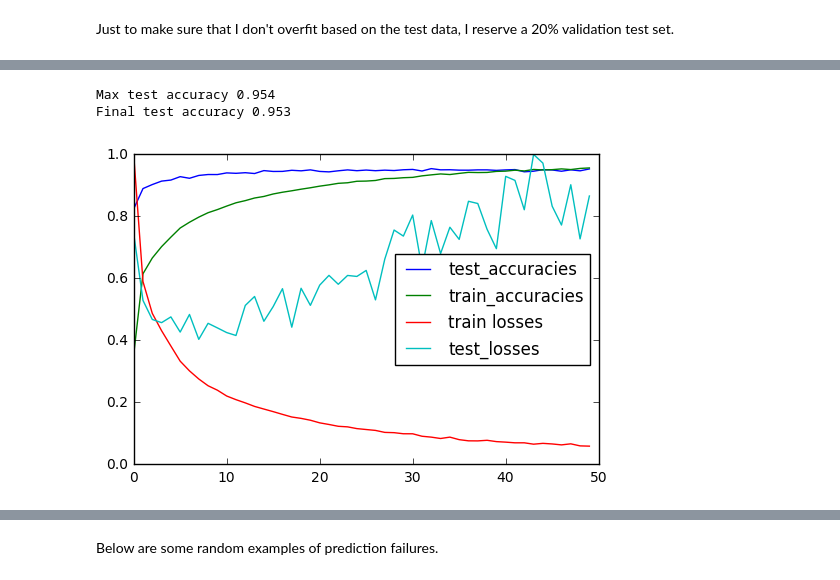
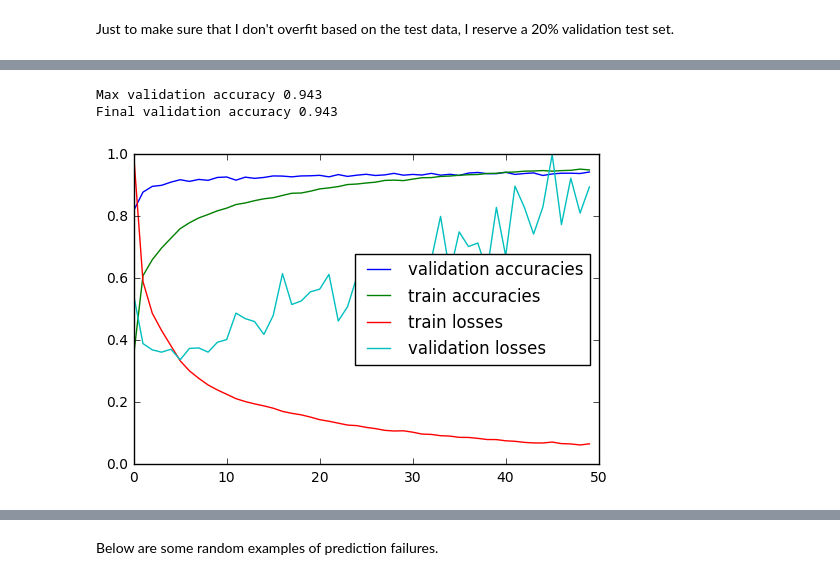
Before and after one commit to berickson/CarND-Traffic-Signs, a Jupyter notebook: Traffic_Signs_Recognition.ipynb, the cells around one changed output, grey strips where cells are left out. Cells and saved outputs as stored; diff of their text form; code cells hidden in the pictures.

```diff
--- a/Traffic_Signs_Recognition.ipynb
+++ b/Traffic_Signs_Recognition.ipynb
@@ -358,7 +358,7 @@ Here is an example of a [published baseline model on this problem](http://yann.l
 Use the code cell (or multiple code cells, if necessary) to implement the first step of your project. Once you have completed your implementation and are satisfied with the results, be sure to thoroughly answer the questions that follow.
 # %%
 # returns test_x, test_y, valid_x and valid_y taken from test_x
-def split_test_and_validation(x, y, ratio_test=0.8):
+def split_test_and_validation(x, y, ratio_test=0.2):
     split_point = int(len(x)*ratio_test)
     return x[0:split_point], y[0:split_point], x[split_point:], y[split_point:]
 # %% [markdown]
@@ -452,7 +449,7 @@ def eval_data(x_data_in,y_data_in,batch_size=256):
 class Object:
     pass
 # %%
-def train_network(x_data, y_data, x_testp, y_testp, sess, epochs=20, batch_size=32):
+def train_network(x_data, y_data, x_validp, y_validp, sess, epochs=20, batch_size=32):
     sess.run(tf.global_variables_initializer())
     steps_per_epoch = len(y_data) // batch_size
     num_examples = steps_per_epoch * batch_size
@@ -479,7 +476,7 @@ def train_network(x_data, y_data, x_testp, y_testp, sess, epochs=20, batch_size=
         train_losses.append(train_loss)
         train_accuracies.append(train_accuracy)
 
-        val_loss, val_acc = eval_data(x_testp, y_testp, batch_size=512)
+        val_loss, val_acc = eval_data(x_validp, y_validp, batch_size=512)
         losses.append(val_loss)
         accuracies.append(val_acc)
         print("EPOCH {} .".format(i+1), end="")
@@ -502,5 +499,5 @@ except:
 session = tf.InteractiveSession()
 
 _x,_y=random_from_lists(new_x,new_y)
-run = train_network(_x,_y,X_test_bw,y_test, sess=session, epochs=50, batch_size=512)
+run = train_network(_x,_y,X_valid_bw,y_valid, sess=session, epochs=50, batch_size=512)
 # %% [output]
@@ -524,13 +521,13 @@ EPOCH 50 . Training loss = 0.149 Training accuracy = 0.951 Validation loss = 0.9
 # %%
-plt.plot(run.test_accuracies,label='test_accuracies')
-plt.plot(run.train_accuracies,label='train_accuracies')
+plt.plot(run.test_accuracies,label='validation accuracies')
+plt.plot(run.train_accuracies,label='train accuracies')
 plt.plot(run.train_losses/np.max(run.train_losses),label='train losses')
-plt.plot(run.test_losses/np.max(run.test_losses),label='test_losses')
+plt.plot(run.test_losses/np.max(run.test_losses),label='validation losses')
 plt.legend(loc='best')
-print("Max test accuracy {:.3f}".format(max(run.test_accuracies)))
-print("Final test accuracy {:.3f}".format(run.test_accuracies[-1]))
+print("Max validation accuracy {:.3f}".format(max(run.test_accuracies)))
+print("Final validation accuracy {:.3f}".format(run.test_accuracies[-1]))
 # %% [output]
-Max test accuracy 0.954
-Final test accuracy 0.953
+Max validation accuracy 0.943
+Final validation accuracy 0.943
-[figure, old version]
+[figure, new version]
 # %%
```
Also changed, not shown: parts of 10 cells of this notebook, 1 other file.
